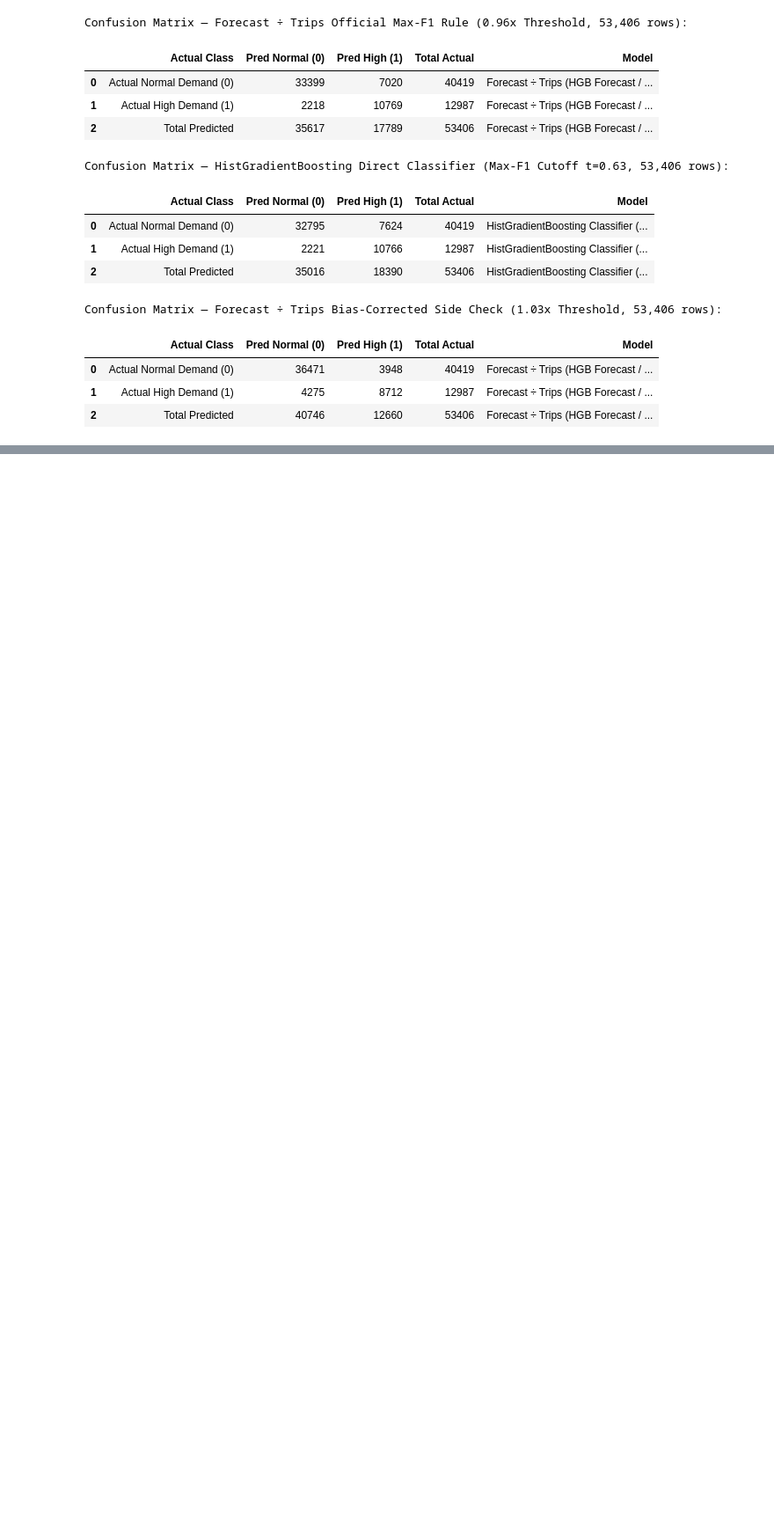
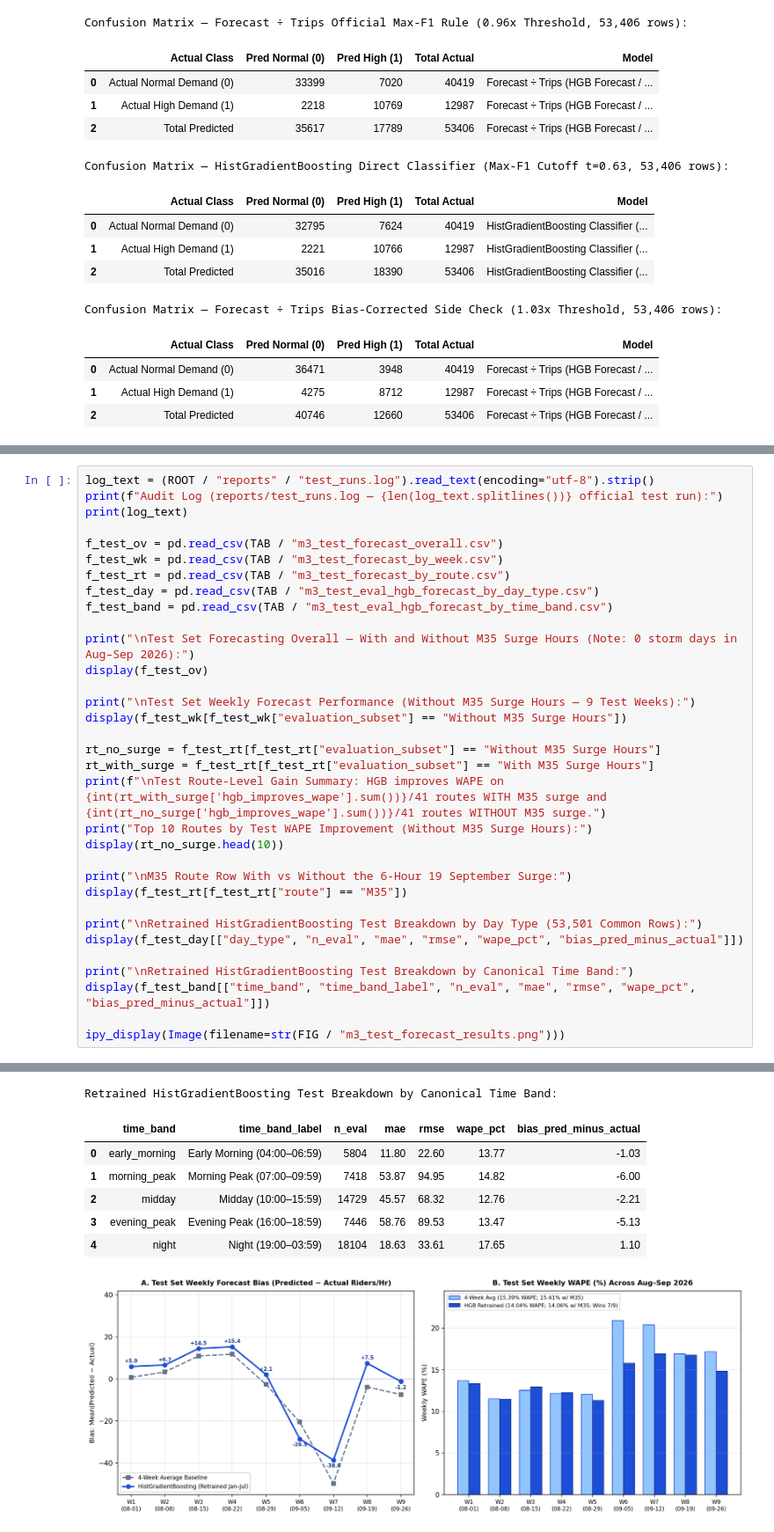
Before and after one commit to springboardmentor441p-coderr/Powered-Public-Transit-Route-Optimization, a Jupyter notebook: notebooks/routeranker.ipynb, the cells around one changed output, grey strips where cells are left out. Shown at 88% size. Cells and saved outputs as stored; diff of their text form; blank space fills up the shorter version.

```diff
--- a/notebooks/routeranker.ipynb
+++ b/notebooks/routeranker.ipynb
@@ -1469,0 +1494,34 @@ Complete 41-Route Cluster Assignment Table (KMeans k=4 Group, DBSCAN eps=1.80 La
+# %%
+log_text = (ROOT / "reports" / "test_runs.log").read_text(encoding="utf-8").strip()
+print(f"Audit Log (reports/test_runs.log — {len(log_text.splitlines())} official test run):")
+print(log_text)
+
+f_test_ov = pd.read_csv(TAB / "m3_test_forecast_overall.csv")
+f_test_wk = pd.read_csv(TAB / "m3_test_forecast_by_week.csv")
+f_test_rt = pd.read_csv(TAB / "m3_test_forecast_by_route.csv")
+f_test_day = pd.read_csv(TAB / "m3_test_eval_hgb_forecast_by_day_type.csv")
+f_test_band = pd.read_csv(TAB / "m3_test_eval_hgb_forecast_by_time_band.csv")
+
+print("\nTest Set Forecasting Overall — With and Without M35 Surge Hours (Note: 0 storm days in Aug–Sep 2026):")
+display(f_test_ov)
+
+print("\nTest Set Weekly Forecast Performance (Without M35 Surge Hours — 9 Test Weeks):")
+display(f_test_wk[f_test_wk["evaluation_subset"] == "Without M35 Surge Hours"])
+
+rt_no_surge = f_test_rt[f_test_rt["evaluation_subset"] == "Without M35 Surge Hours"]
+rt_with_surge = f_test_rt[f_test_rt["evaluation_subset"] == "With M35 Surge Hours"]
+print(f"\nTest Route-Level Gain Summary: HGB improves WAPE on {int(rt_with_surge['hgb_improves_wape'].sum())}/41 routes WITH M35 surge and {int(rt_no_surge['hgb_improves_wape'].sum())}/41 routes WITHOUT M35 surge.")
+print("Top 10 Routes by Test WAPE Improvement (Without M35 Surge Hours):")
+display(rt_no_surge.head(10))
+
+print("\nM35 Route Row With vs Without the 6-Hour 19 September Surge:")
+display(f_test_rt[f_test_rt["route"] == "M35"])
+
+print("\nRetrained HistGradientBoosting Test Breakdown by Day Type (53,501 Common Rows):")
+display(f_test_day[["day_type", "n_eval", "mae", "rmse", "wape_pct", "bias_pred_minus_actual"]])
+
+print("\nRetrained HistGradientBoosting Test Breakdown by Canonical Time Band:")
+display(f_test_band[["time_band", "time_band_label", "n_eval", "mae", "rmse", "wape_pct", "bias_pred_minus_actual"]])
+
+ipy_display(Image(filename=str(FIG / "m3_test_forecast_results.png")))
+# %% [output]
@@ -1469,0 +1571,8 @@ Complete 41-Route Cluster Assignment Table (KMeans k=4 Group, DBSCAN eps=1.80 La
+Retrained HistGradientBoosting Test Breakdown by Canonical Time Band:
+|  | time_band | time_band_label | n_eval | mae | rmse | wape_pct | bias_pred_minus_actual |
+| 0 | early_morning | Early Morning (04:00–06:59) | 5804 | 11.80 | 22.60 | 13.77 | -1.03 |
+| 1 | morning_peak | Morning Peak (07:00–09:59) | 7418 | 53.87 | 94.95 | 14.82 | -6.00 |
+| 2 | midday | Midday (10:00–15:59) | 14729 | 45.57 | 68.32 | 12.76 | -2.21 |
+| 3 | evening_peak | Evening Peak (16:00–18:59) | 7446 | 58.76 | 89.53 | 13.47 | -5.13 |
+| 4 | night | Night (19:00–03:59) | 18104 | 18.63 | 33.61 | 17.65 | 1.10 |
+[figure, added]
```
Also changed, not shown: parts of 13 cells of this notebook, 46 other files.
